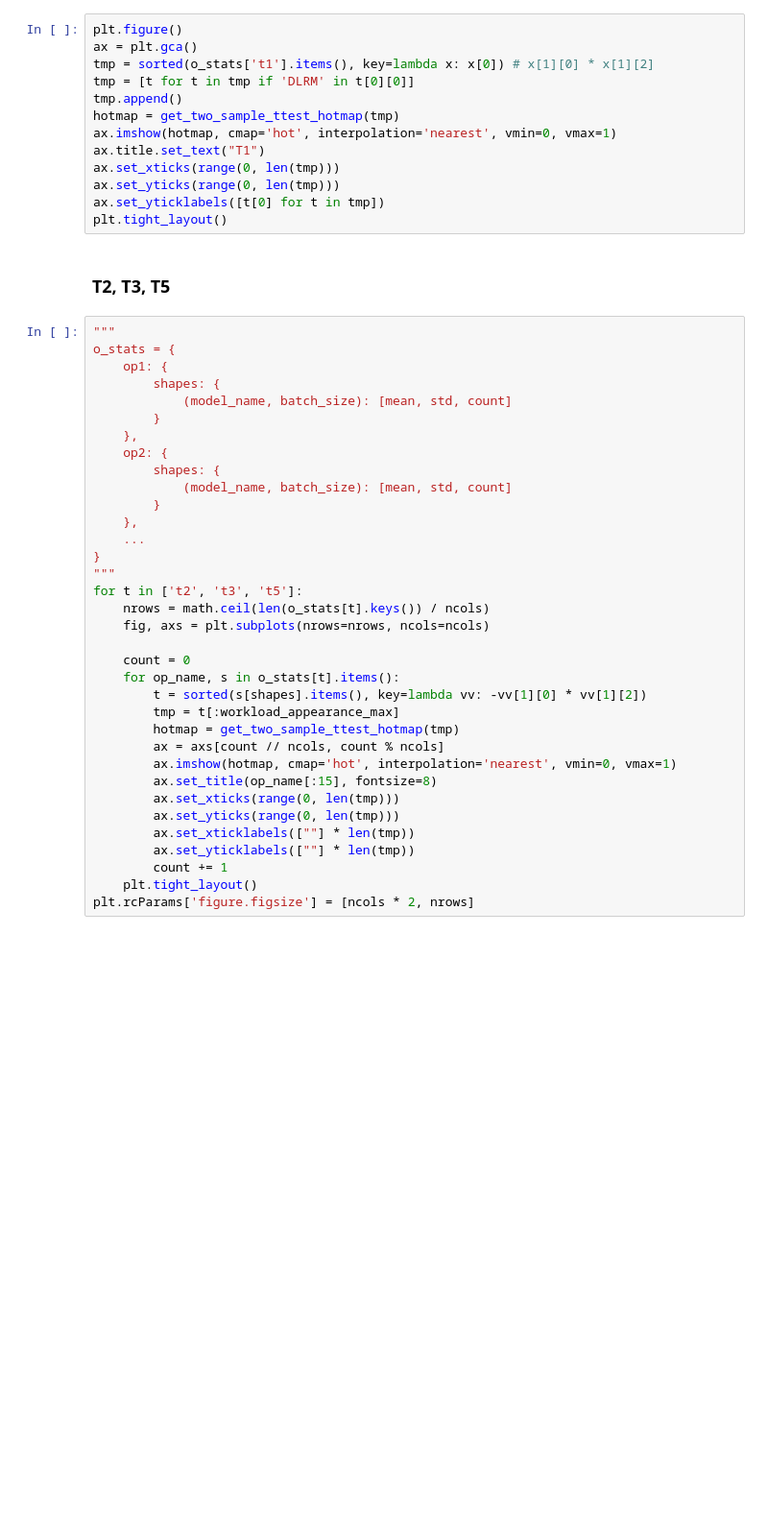
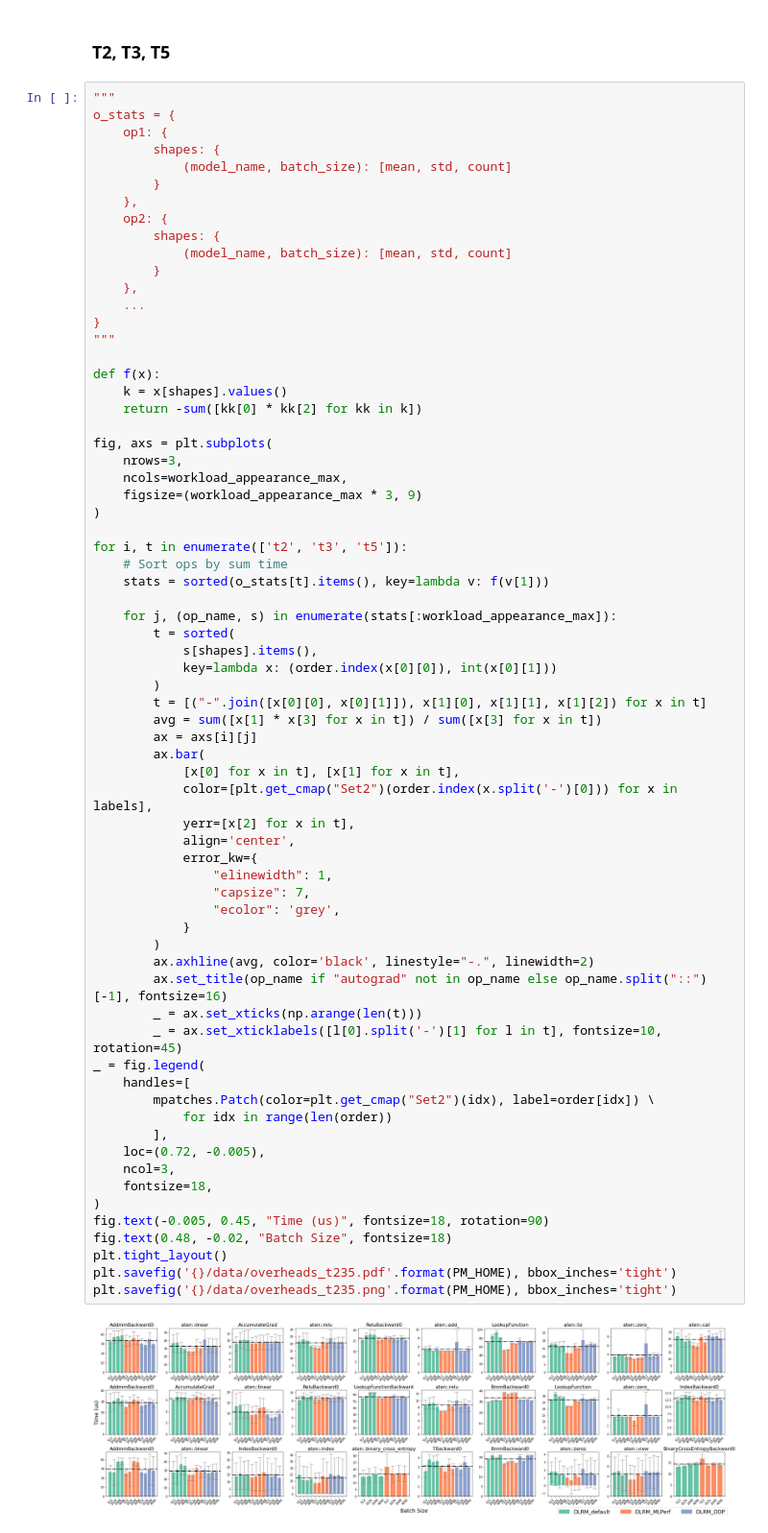
Before and after one commit to owensgroup/ml_perf_model, a Jupyter notebook: analysis/notebooks/overheads_study.ipynb, the cells around one changed output. Shown at 96% size. Saved outputs shown, nothing was run; the diff lists cells and outputs as text; blank space fills up the shorter version.

```diff
--- a/analysis/notebooks/overheads_study.ipynb
+++ b/analysis/notebooks/overheads_study.ipynb
@@ -143,50 +143,72 @@ ax.set_xticklabels(labels, rotation=75)
-# %%
-plt.figure()
-ax = plt.gca()
-tmp = sorted(o_stats['t1'].items(), key=lambda x: x[0]) # x[1][0] * x[1][2]
-tmp = [t for t in tmp if 'DLRM' in t[0][0]]
-tmp.append()
-hotmap = get_two_sample_ttest_hotmap(tmp)
-ax.imshow(hotmap, cmap='hot', interpolation='nearest', vmin=0, vmax=1)
-ax.title.set_text("T1")
-ax.set_xticks(range(0, len(tmp)))
-ax.set_yticks(range(0, len(tmp)))
-ax.set_yticklabels([t[0] for t in tmp])
-plt.tight_layout()
 # %% [markdown]
 ### T2, T3, T5
 # %%
 """
 o_stats = {
     op1: {
         shapes: {
             (model_name, batch_size): [mean, std, count]
         }
     },
     op2: {
         shapes: {
             (model_name, batch_size): [mean, std, count]
         }
     },
     ...
 }
 """
-for t in ['t2', 't3', 't5']:
-    nrows = math.ceil(len(o_stats[t].keys()) / ncols)
-    fig, axs = plt.subplots(nrows=nrows, ncols=ncols)
 
-    count = 0
-    for op_name, s in o_stats[t].items():
-        t = sorted(s[shapes].items(), key=lambda vv: -vv[1][0] * vv[1][2])
-        tmp = t[:workload_appearance_max]
-        hotmap = get_two_sample_ttest_hotmap(tmp)
-        ax = axs[count // ncols, count % ncols]
-        ax.imshow(hotmap, cmap='hot', interpolation='nearest', vmin=0, vmax=1)
-        ax.set_title(op_name[:15], fontsize=8)
-        ax.set_xticks(range(0, len(tmp)))
-        ax.set_yticks(range(0, len(tmp)))
-        ax.set_xticklabels([""] * len(tmp))
-        ax.set_yticklabels([""] * len(tmp))
-        count += 1
-    plt.tight_layout()
-plt.rcParams['figure.figsize'] = [ncols * 2, nrows]
+def f(x):
+    k = x[shapes].values()
+    return -sum([kk[0] * kk[2] for kk in k])
+
+fig, axs = plt.subplots(
+    nrows=3,
+    ncols=workload_appearance_max,
+    figsize=(workload_appearance_max * 3, 9)
+)
+
+for i, t in enumerate(['t2', 't3', 't5']):
+    # Sort ops by sum time
+    stats = sorted(o_stats[t].items(), key=lambda v: f(v[1]))
+
+    for j, (op_name, s) in enumerate(stats[:workload_appearance_max]):
+        t = sorted(
+            s[shapes].items(),
+            key=lambda x: (order.index(x[0][0]), int(x[0][1]))
+        )
+        t = [("-".join([x[0][0], x[0][1]]), x[1][0], x[1][1], x[1][2]) for x in t]
+        avg = sum([x[1] * x[3] for x in t]) / sum([x[3] for x in t])
+        ax = axs[i][j]
+        ax.bar(
+            [x[0] for x in t], [x[1] for x in t],
+            color=[plt.get_cmap("Set2")(order.index(x.split('-')[0])) for x in labels],
+            yerr=[x[2] for x in t],
+            align='center',
+            error_kw={
+                "elinewidth": 1,
+                "capsize": 7,
+                "ecolor": 'grey',
+            }
+        )
+        ax.axhline(avg, color='black', linestyle="-.", linewidth=2)
+        ax.set_title(op_name if "autograd" not in op_name else op_name.split("::")[-1], fontsize=16)
+        _ = ax.set_xticks(np.arange(len(t)))
+        _ = ax.set_xticklabels([l[0].split('-')[1] for l in t], fontsize=10, rotation=45)
+_ = fig.legend(
+    handles=[
+        mpatches.Patch(color=plt.get_cmap("Set2")(idx), label=order[idx]) \
+            for idx in range(len(order))
+        ],
+    loc=(0.72, -0.005),
+    ncol=3,
+    fontsize=18,
+)
+fig.text(-0.005, 0.45, "Time (us)", fontsize=18, rotation=90)
+fig.text(0.48, -0.02, "Batch Size", fontsize=18)
+plt.tight_layout()
+plt.savefig('{}/data/overheads_t235.pdf'.format(PM_HOME), bbox_inches='tight')
+plt.savefig('{}/data/overheads_t235.png'.format(PM_HOME), bbox_inches='tight')
+# %% [output]
+[figure, added]
```
Also changed, not shown: parts of 7 cells of this notebook, 3 other files.
